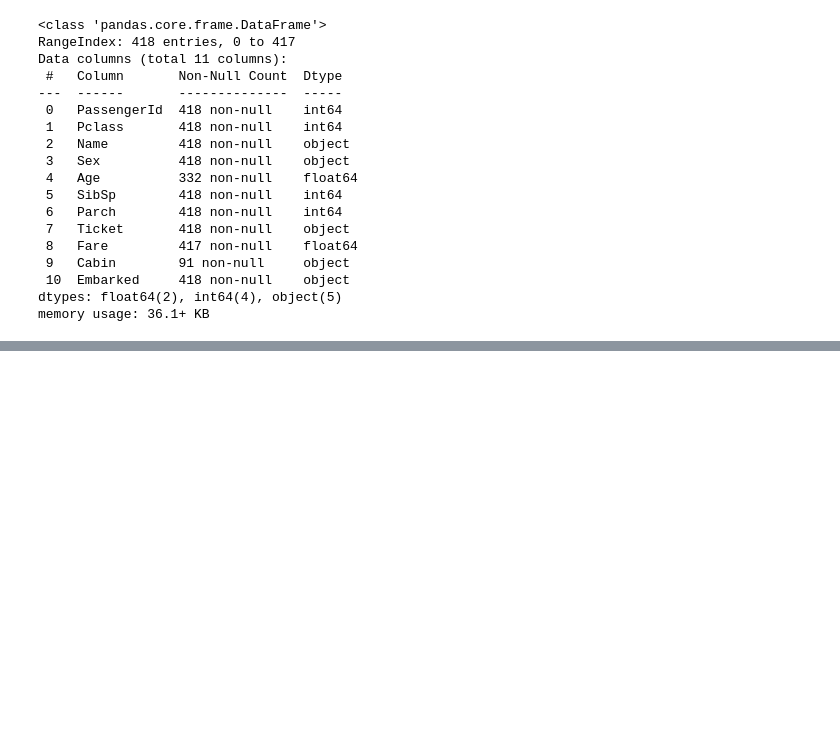
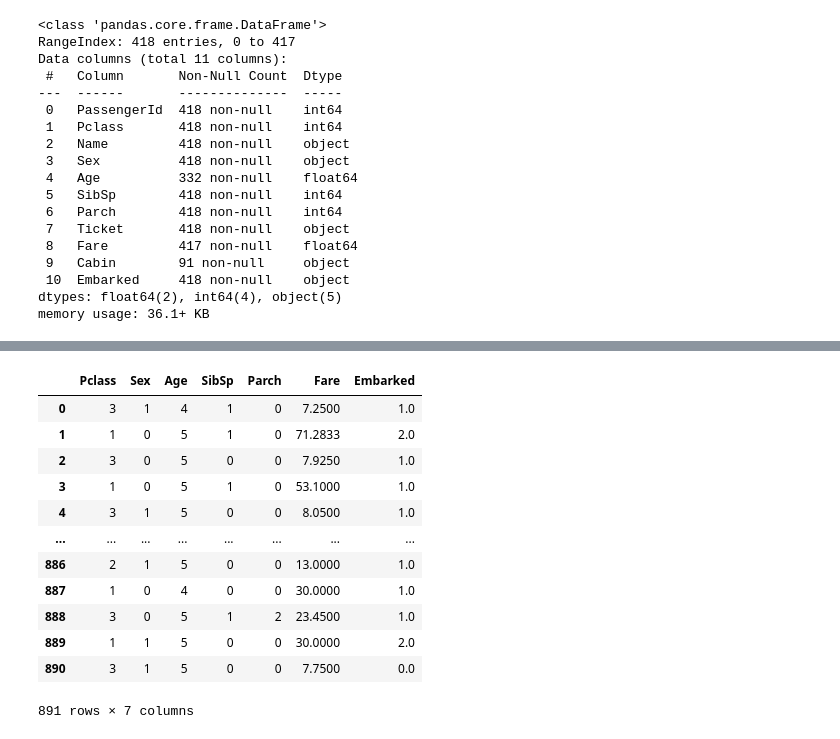
Before and after one commit to EstebanGomezVal/iteso-data-analytics, a Jupyter notebook: notebooks/KNN_Titanic.ipynb, the cells around one changed output, grey strips where cells are left out. Cells and saved outputs as stored; diff of their text form; code cells hidden in the pictures; blank space fills up the shorter version.

```diff
--- a/notebooks/KNN_Titanic.ipynb
+++ b/notebooks/KNN_Titanic.ipynb
@@ -79,11 +85,11 @@ grupos = ['1', '2', '3', '4', '5', '6', '7']
 df_train['Age'] = pd.cut(df_train['Age'], bins, labels = grupos)
 df_test['Age'] = pd.cut(df_test['Age'], bins, labels = grupos)
 # %%
-df_train.drop(['Cabin'], axis = 1, inplace = True)
-df_test.drop(['Cabin'], axis = 1, inplace = True)
+df_train = df_train.drop(['PassengerId', 'Name', 'Ticket', 'Cabin'], axis = 1)
+df_test = df_test.drop(['Name', 'Ticket', 'Cabin'], axis = 1)
-# %%
-df_train = df_train.drop(['PassengerId', 'Name', 'Ticket'], axis = 1)
-df_test = df_test.drop(['Name', 'Ticket'], axis = 1)
-# %%
-df_train.dropna(axis = 0, how = 'any', inplace = True)
-df_test.dropna(axis = 0, how = 'any', inplace = True)
+# %%
+moda = df_train['Embarked'].mode()[0]
+df_train['Embarked'] = df_train['Embarked'].fillna(moda)
+
+moda2 = df_test['Embarked'].mode()[0]
+df_test['Embarked'] = df_test['Embarked'].fillna(moda2)
@@ -90,3 +123,17 @@ df_test.dropna(axis = 0, how = 'any', inplace = True)
 # %%
-X = df_train.drop(['Survived'], axis=1).values
-y = np.array(df_train['Survived'])
+X = df_train.drop(columns = 'Survived', axis = 1)
+X
+# %% [output]
+|  | Pclass | Sex | Age | SibSp | Parch | Fare | Embarked |
+| 0 | 3 | 1 | 4 | 1 | 0 | 7.2500 | 1.0 |
+| 1 | 1 | 0 | 5 | 1 | 0 | 71.2833 | 2.0 |
+| 2 | 3 | 0 | 5 | 0 | 0 | 7.9250 | 1.0 |
+| 3 | 1 | 0 | 5 | 1 | 0 | 53.1000 | 1.0 |
+| 4 | 3 | 1 | 5 | 0 | 0 | 8.0500 | 1.0 |
+| ... | ... | ... | ... | ... | ... | ... | ... |
+| 886 | 2 | 1 | 5 | 0 | 0 | 13.0000 | 1.0 |
+| 887 | 1 | 0 | 4 | 0 | 0 | 30.0000 | 1.0 |
+| 888 | 3 | 0 | 5 | 1 | 2 | 23.4500 | 1.0 |
+| 889 | 1 | 1 | 5 | 0 | 0 | 30.0000 | 2.0 |
+| 890 | 3 | 1 | 5 | 0 | 0 | 7.7500 | 0.0 |
+891 rows × 7 columns
```
Also changed, not shown: parts of 11 cells of this notebook.
